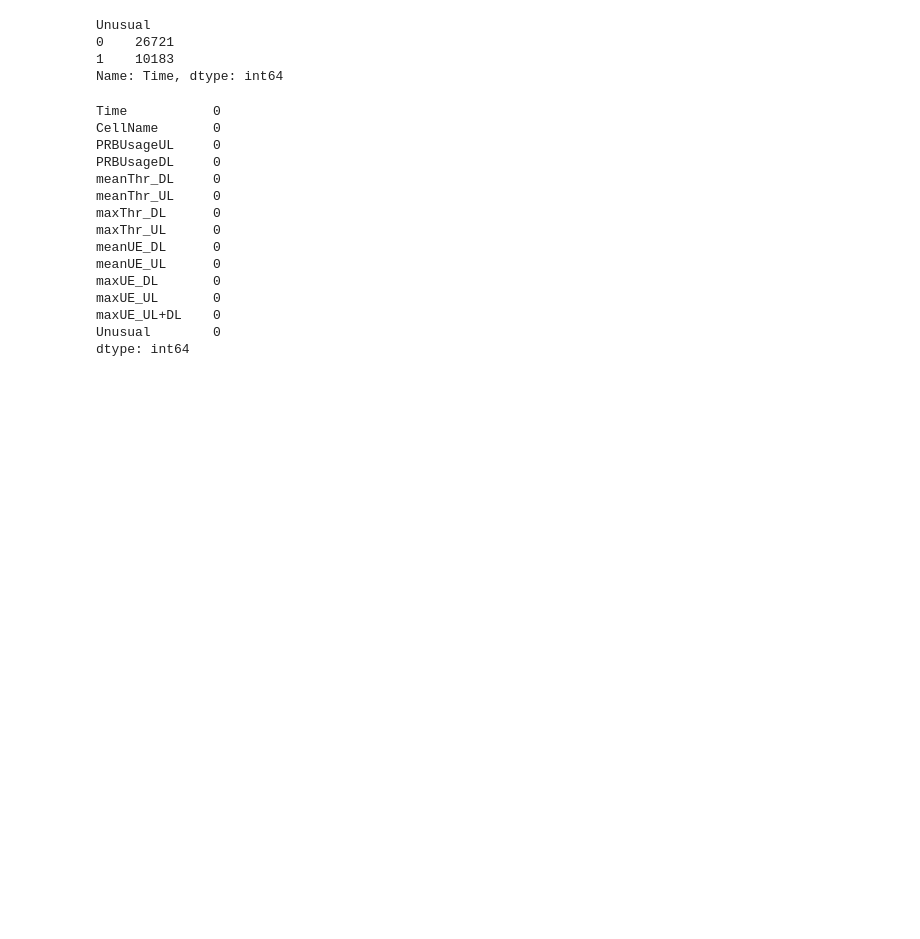
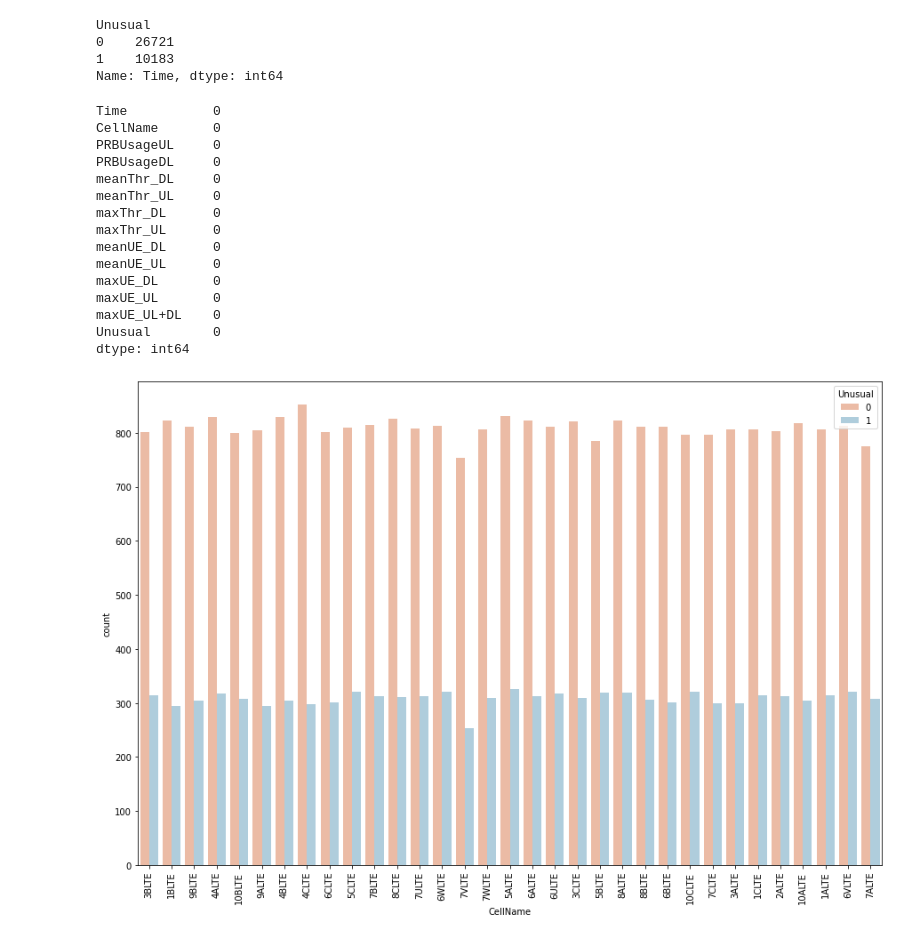
Before and after one commit to Elizabeth-Ofulue/DSML-Projects, a Jupyter notebook: Anomaly_Detection.ipynb, the cells around one changed output. Cells and saved outputs as stored; diff of their text form; code cells hidden in the pictures; blank space fills up the shorter version.

```diff
--- a/Anomaly_Detection.ipynb
+++ b/Anomaly_Detection.ipynb
@@ -123,3 +123,14 @@ for col in train_df:
     if train_df[col].isna().sum() > 0:
         # Impute with the blank cells with 0 since the columns are float
         train_df[col].fillna(0, inplace=True)
+# %%
+#import seaborn as sns
+
+
+plt.figure(figsize=(15, 10))
+sns.countplot(x='CellName', hue='Unusual', data=train_df, palette='RdBu')
+#plt.xticks([0,1], ['No', 'Yes'])
+plt.xticks(rotation = 90)
+plt.show()
+# %% [output]
+[figure, added]
```
